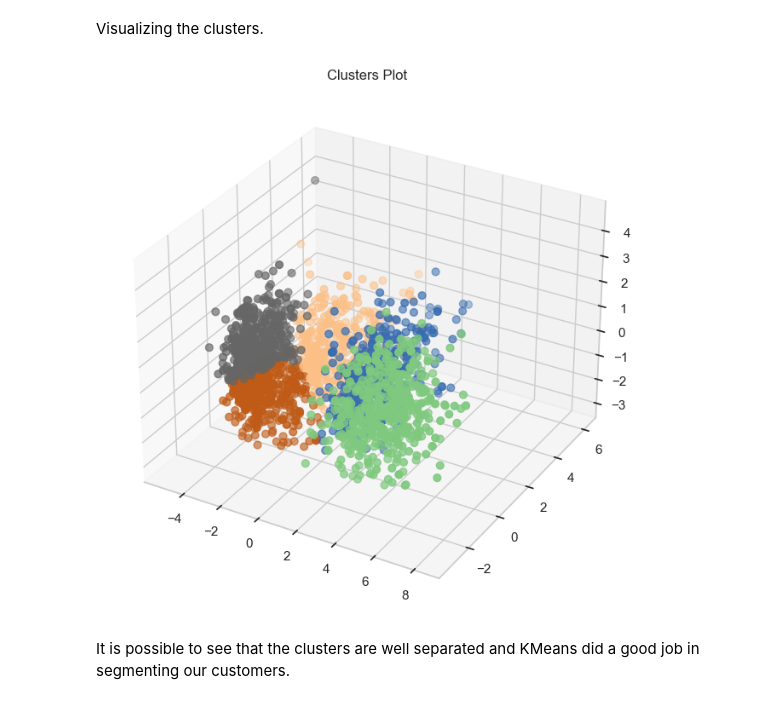
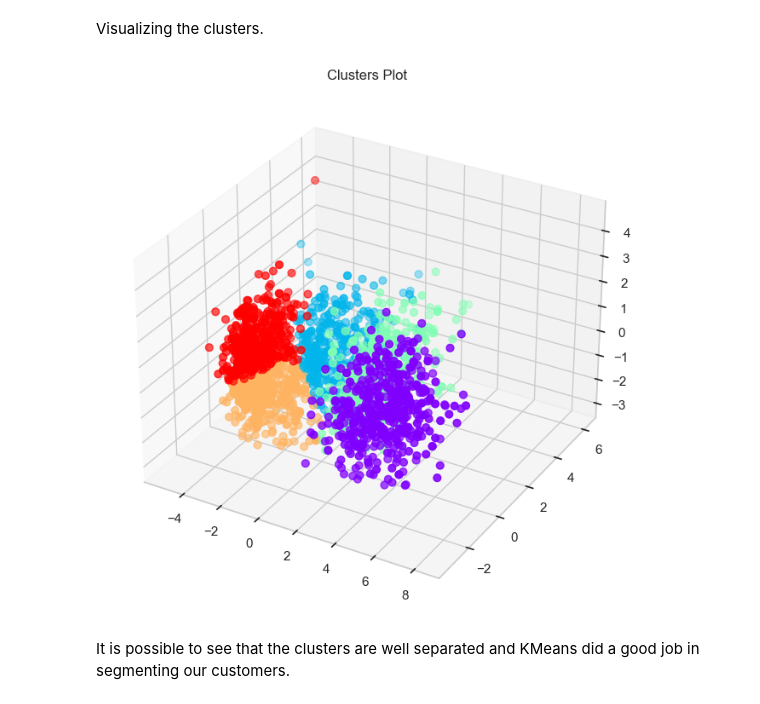
Before and after one commit to allmeidaapedro/Customer-Segmentation-Retail, a Jupyter notebook: notebooks/modelling.ipynb, the cells around one changed output. Cells and saved outputs as stored; diff of their text form; code cells hidden in the pictures.

```diff
--- a/notebooks/modelling.ipynb
+++ b/notebooks/modelling.ipynb
@@ -246,17 +246,17 @@ Visualizing the clusters.
 # %%
 df_pca = pd.DataFrame(df_pca)
 
 x, y, z = df_pca[0], df_pca[1], df_pca[2]
 
 plt.figure(figsize=(10,8))
 
 ax = plt.subplot(111, projection='3d', label='bla')
-ax.scatter(x, y, z, s=40, c=labels, marker='o', cmap='Accent')
+ax.scatter(x, y, z, s=40, c=labels, marker='o', cmap='rainbow')
 ax.set_title('Clusters Plot')
 
 plt.show()
 # %% [output]
-[figure, old version]
+[figure, new version]
 # %% [markdown]
 It is possible to see that the clusters are well separated and KMeans did a good job in segmenting our customers.
 # %% [markdown]
```
Also changed, not shown: parts of 1 cell of this notebook, 2 other files.
